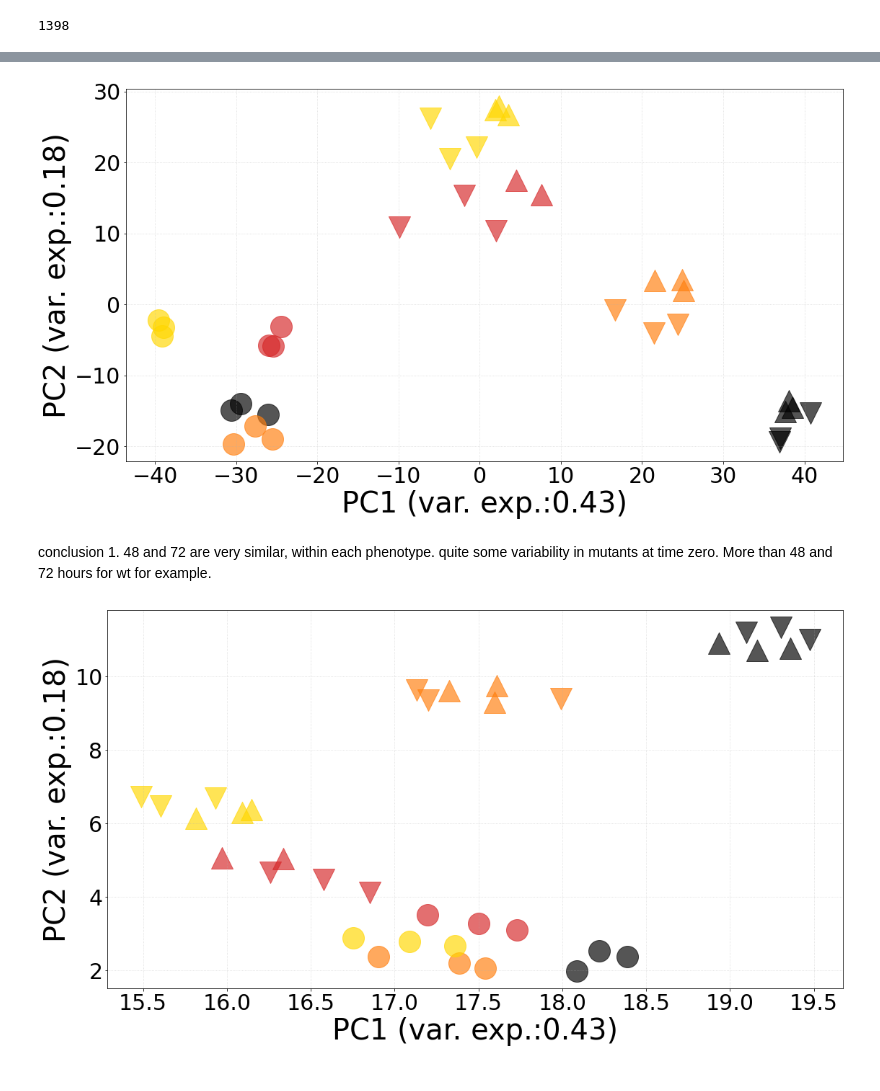
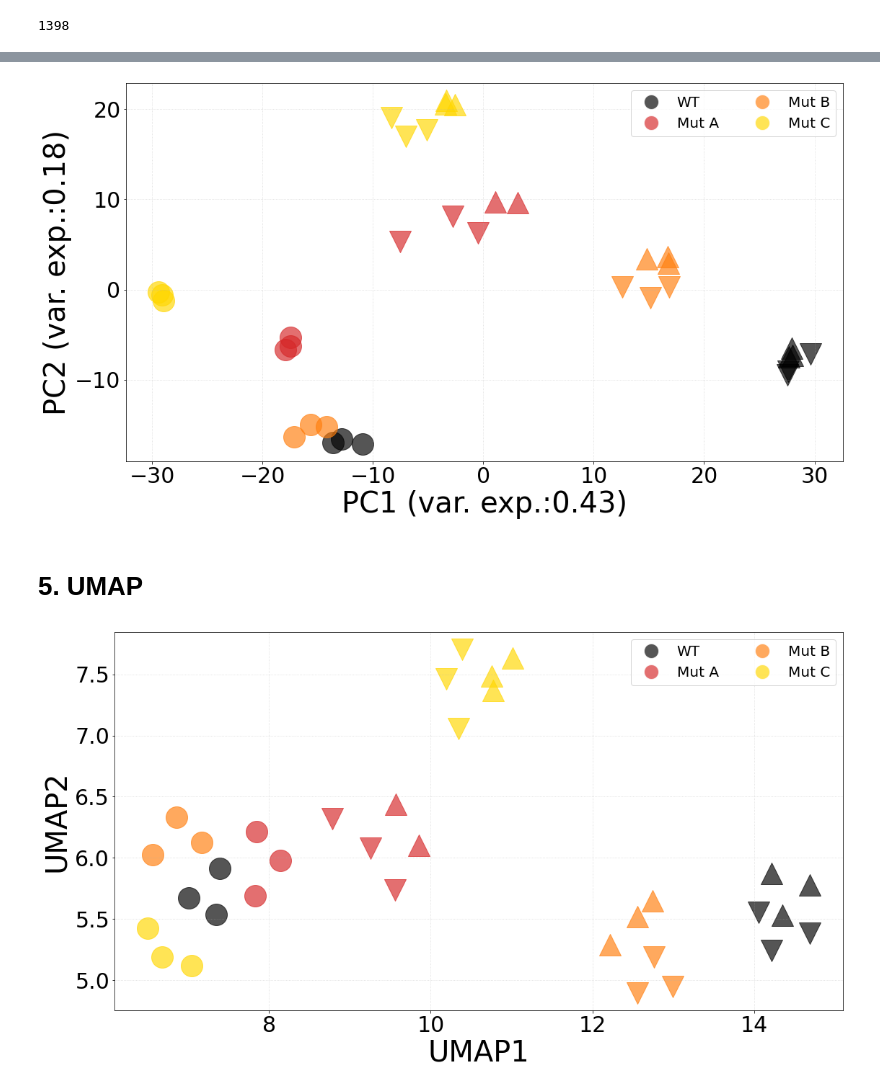
Before and after one commit to adelomana/reynisfjara, a Jupyter notebook: differential_expression/DESeq2 DEG set filter.ipynb, the cells around one changed output, grey strips where cells are left out. Saved outputs shown, nothing was run; the diff lists cells and outputs as text; code cells hidden in the pictures.

```diff
--- a/differential_expression/DESeq2 DEG set filter.ipynb
+++ b/differential_expression/DESeq2 DEG set filter.ipynb
@@ -429,8 +413,7 @@ for element in pca_tpms.index:
     if '0h' in element:
         the_markers.append('o')
     elif '48h' in element:
-        the_markers.append('v')embedding = reducer.fit_transform(scaled_penguin_data)
-
+        the_markers.append('v')
     elif '72h' in element:
         the_markers.append('^')
     else:
@@ -438,13 +445,23 @@ for element in pca_tpms.index:
 # %%
+# comparison with non-scaled data
+model = sklearn.decomposition.PCA(n_components=2)
+new = model.fit_transform(pca_tpms)
+explained = model.explained_variance_ratio_
+
 for i in range(len(new)):
     matplotlib.pyplot.scatter(new[i,0], new[i,1], s=900, c=the_colors[i], marker=the_markers[i], alpha=2/3)
 
-matplotlib.pyplot.xlabel('PC1 (var. exp.:{0:.2f})'.format(explainedVar[0]))
-matplotlib.pyplot.ylabel('PC2 (var. exp.:{0:.2f})'.format(explainedVar[1]))
+legend_elements = [
+    matplotlib.lines.Line2D([0], [0], color='white', marker='o', markerfacecolor='black', markersize=20, alpha=2/3),
+    matplotlib.lines.Line2D([0], [0], color='white', marker='o', markerfacecolor='tab:red', markersize=20, alpha=2/3),
+    matplotlib.lines.Line2D([0], [0], color='white', marker='o', markerfacecolor='tab:orange', markersize=20, alpha=2/3),
+    matplotlib.lines.Line2D([0], [0], color='white', marker='o', markerfacecolor='gold', markersize=20, alpha=2/3)
+]
+matplotlib.pyplot.legend(legend_elements, ['WT', 'Mut A', 'Mut B', 'Mut C'], ncol=2)
+
+matplotlib.pyplot.xlabel('PC1 (var. exp.:{0:.2f})'.format(explained[0]))
+matplotlib.pyplot.ylabel('PC2 (var. exp.:{0:.2f})'.format(explained[1]))
 matplotlib.pyplot.grid(alpha=0.5, ls=':')
 matplotlib.pyplot.tight_layout()
 # %% [output]
-[figure, old version]
+[figure, new version]
-# %% [markdown]
-conclusion 1. 48 and  72 are very similar, within each phenotype.
-quite some variability in mutants at time zero. More than 48 and 72 hours for wt for example.
@@ -453,14 +468,22 @@ import umap
+# %% [markdown]
+# 5. UMAP
 # %%
-reducer = umap.UMAP()
+embedding = umap.UMAP().fit_transform(scaled_data)
-# %%
-embedding = reducer.fit_transform(scaled_data)
 # %%
 for i in range(len(new)):
     matplotlib.pyplot.scatter(embedding[i,0], embedding[i,1], s=900, c=the_colors[i], marker=the_markers[i], alpha=2/3)
 
-matplotlib.pyplot.xlabel('PC1 (var. exp.:{0:.2f})'.format(explainedVar[0]))
-matplotlib.pyplot.ylabel('PC2 (var. exp.:{0:.2f})'.format(explainedVar[1]))
+legend_elements = [
+    matplotlib.lines.Line2D([0], [0], color='white', marker='o', markerfacecolor='black', markersize=20, alpha=2/3),
+    matplotlib.lines.Line2D([0], [0], color='white', marker='o', markerfacecolor='tab:red', markersize=20, alpha=2/3),
+    matplotlib.lines.Line2D([0], [0], color='white', marker='o', markerfacecolor='tab:orange', markersize=20, alpha=2/3),
+    matplotlib.lines.Line2D([0], [0], color='white', marker='o', markerfacecolor='gold', markersize=20, alpha=2/3)
+]
+matplotlib.pyplot.legend(legend_elements, ['WT', 'Mut A', 'Mut B', 'Mut C'], ncol=2)
+
+matplotlib.pyplot.xlabel('UMAP1')
+matplotlib.pyplot.ylabel('UMAP2')
 matplotlib.pyplot.grid(alpha=0.5, ls=':')
 matplotlib.pyplot.tight_layout()
 # %% [output]
-[figure, old version]
+[figure, new version]
```
Also changed, not shown: parts of 10 cells of this notebook, 1 other file.
